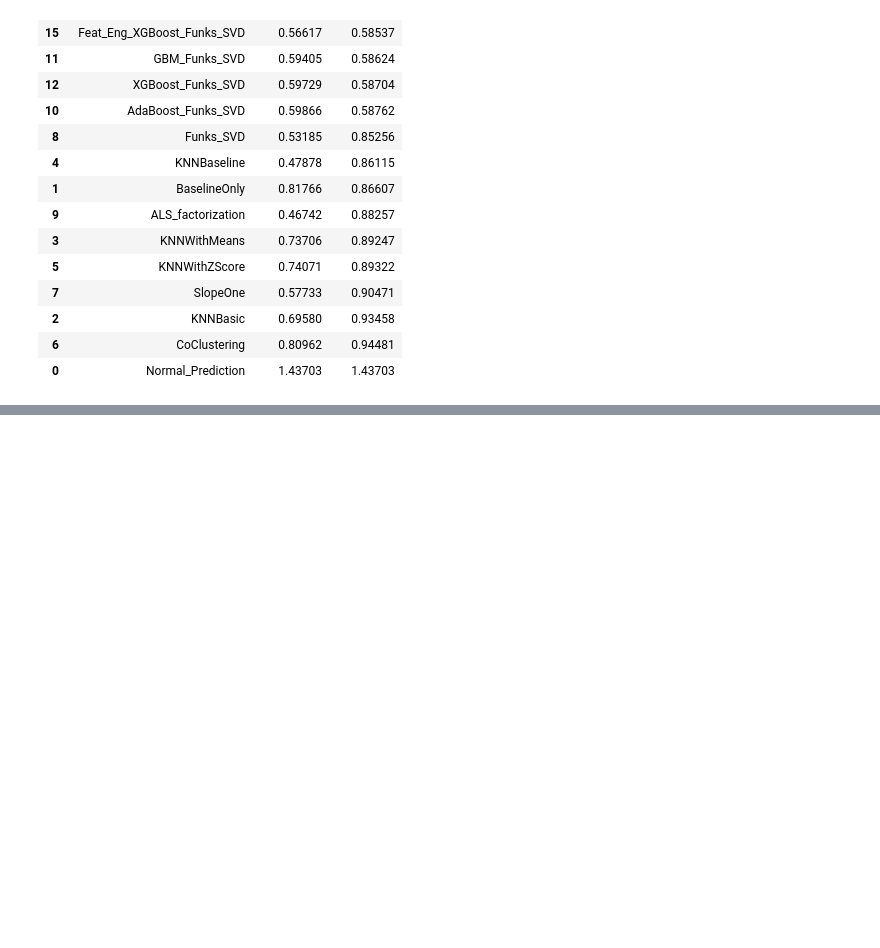
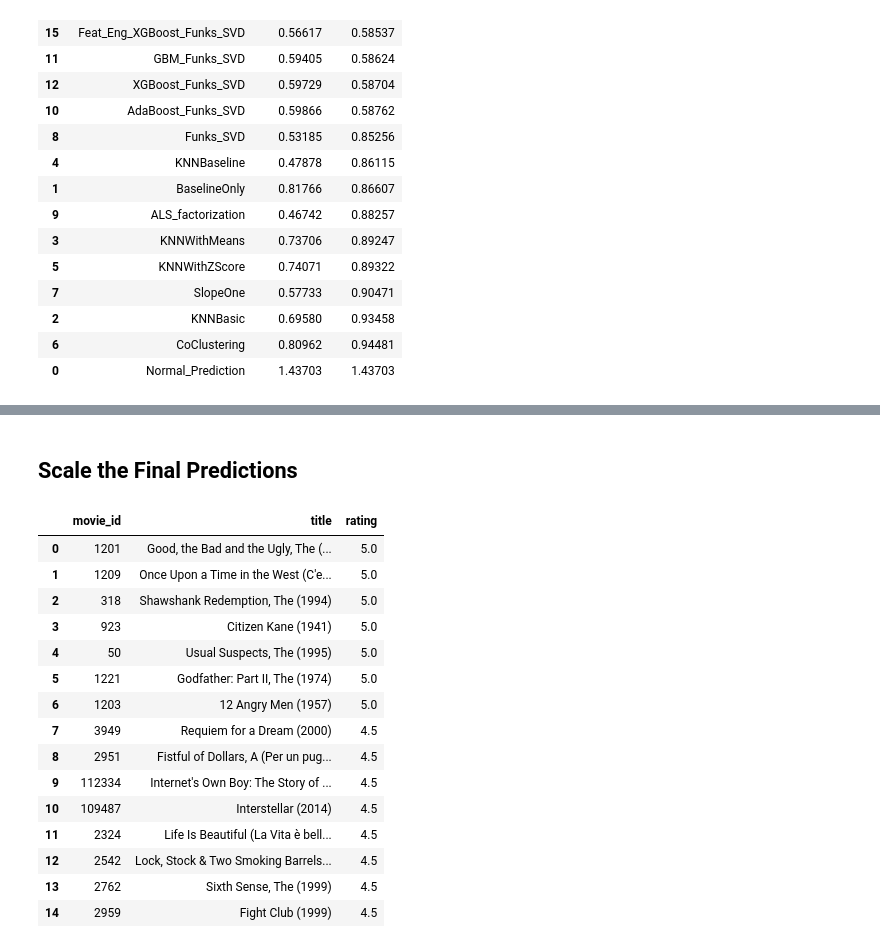
Before and after one commit to evan-rosenbaum1/movie_recommendation_system, a Jupyter notebook: movie_recommendation_system.ipynb, the cells around one changed output, grey strips where cells are left out. Saved outputs shown, nothing was run; the diff lists cells and outputs as text; code cells hidden in the pictures; blank space fills up the shorter version.

```diff
--- a/movie_recommendation_system.ipynb
+++ b/movie_recommendation_system.ipynb
@@ -927,0 +1071,2 @@ with open(feat_eng_gbm_model_file_path, 'wb') as file:
+# %% [markdown]
+## Scale the Final Predictions
@@ -927,0 +1095,10 @@ with open(feat_eng_gbm_model_file_path, 'wb') as file:
+# %%
+# Define user and number of films
+user_id = 18
+n = 15
+# %%
+def get_top_rated_movies(user_id, n=10):
+    user_ratings = collab_filter_df[collab_filter_df['user_id'] == user_id]
+    top_rated_movies = user_ratings.sort_values(by='rating', ascending=False).head(n)
+    top_rated_movies = pd.merge(top_rated_movies, movies_df, on='movie_id')
+    return top_rated_movies[['movie_id','title', 'rating']]
@@ -927,0 +1153,19 @@ with open(feat_eng_gbm_model_file_path, 'wb') as file:
+# %%
+get_top_rated_movies(user_id, n)
+# %% [output]
+|  | movie_id | title | rating |
+| 0 | 1201 | Good, the Bad and the Ugly, The (... | 5.0 |
+| 1 | 1209 | Once Upon a Time in the West (C'e... | 5.0 |
+| 2 | 318 | Shawshank Redemption, The (1994) | 5.0 |
+| 3 | 923 | Citizen Kane (1941) | 5.0 |
+| 4 | 50 | Usual Suspects, The (1995) | 5.0 |
+| 5 | 1221 | Godfather: Part II, The (1974) | 5.0 |
+| 6 | 1203 | 12 Angry Men (1957) | 5.0 |
+| 7 | 3949 | Requiem for a Dream (2000) | 4.5 |
+| 8 | 2951 | Fistful of Dollars, A (Per un pug... | 4.5 |
+| 9 | 112334 | Internet's Own Boy: The Story of ... | 4.5 |
+| 10 | 109487 | Interstellar (2014) | 4.5 |
+| 11 | 2324 | Life Is Beautiful (La Vita è bell... | 4.5 |
+| 12 | 2542 | Lock, Stock & Two Smoking Barrels... | 4.5 |
+| 13 | 2762 | Sixth Sense, The (1999) | 4.5 |
+| 14 | 2959 | Fight Club (1999) | 4.5 |
```
Also changed, not shown: parts of 50 cells of this notebook.
